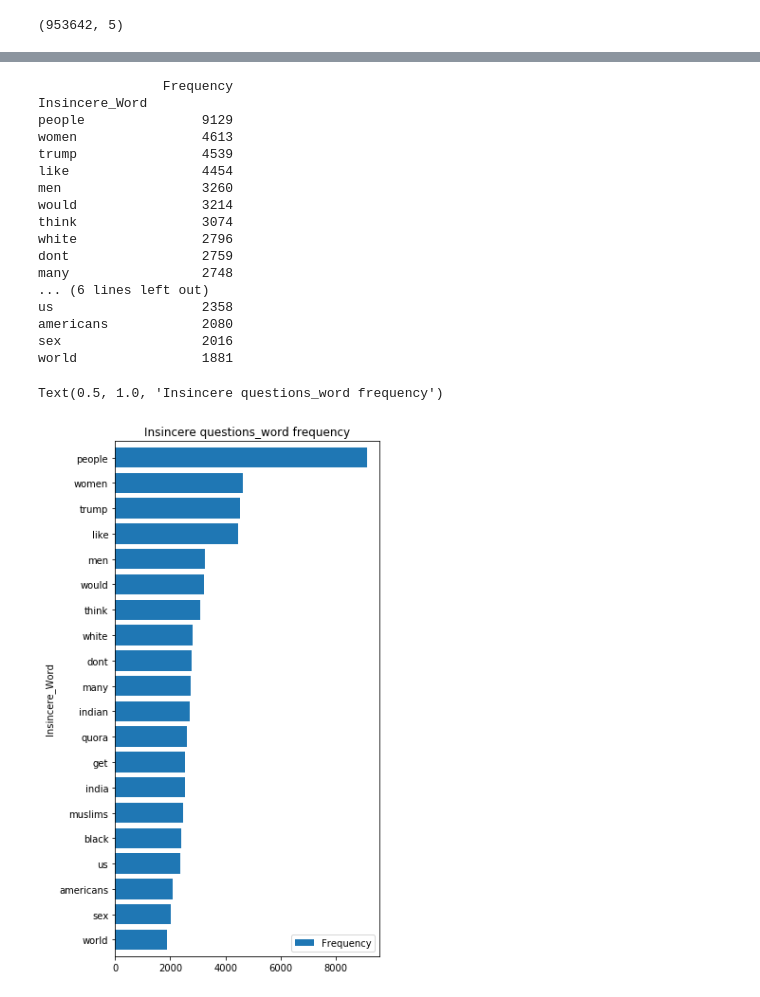
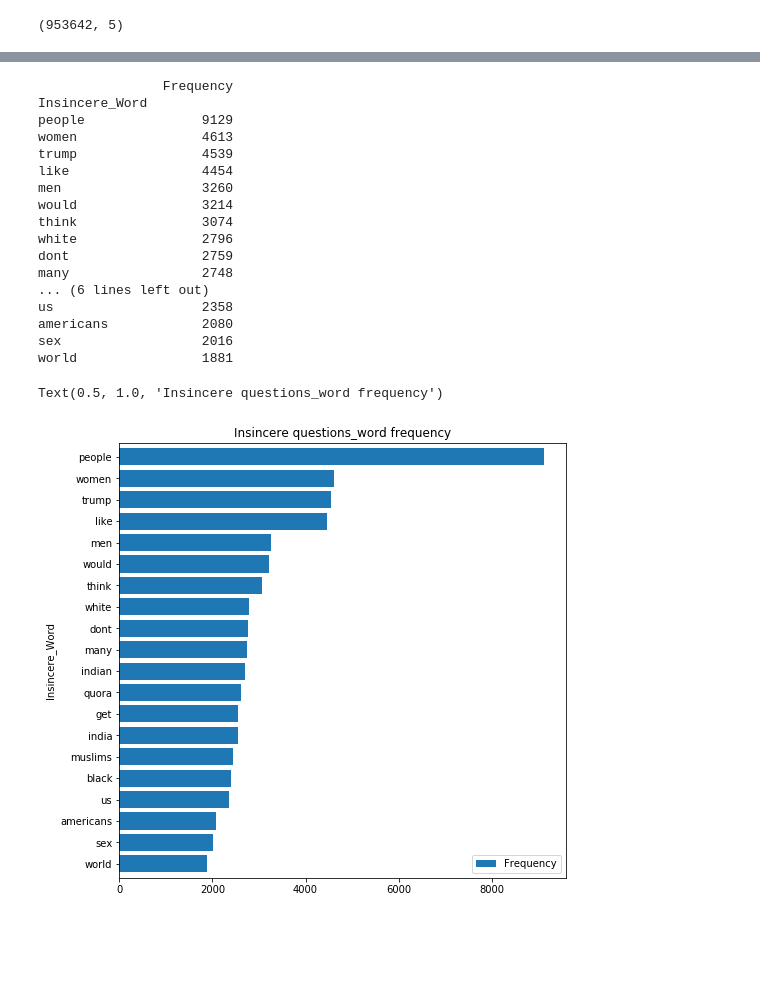
Before and after one commit to shalin4788/Springboard-Do-not-refer-, a Jupyter notebook: Capstone Two/EDA_Quora Insincere Capstone Data.ipynb, the cells around one changed output, grey strips where cells are left out. Saved outputs shown, nothing was run; the diff lists cells and outputs as text; code cells hidden in the pictures; blank space fills up the shorter version.

```diff
--- a/Capstone Two/EDA_Quora Insincere Capstone Data.ipynb
+++ b/Capstone Two/EDA_Quora Insincere Capstone Data.ipynb
@@ -334,32 +334,32 @@ Text(0.5, 1.0, 'Sincere questions_word frequency')
 words_insincere = (df_insincere.question_stemmed
            .str.cat(sep=' ')
            .split())
 
 # generate DF out of Counter
 rslt_insincere = pd.DataFrame(Counter(words_insincere).most_common(20),
                     columns=['Insincere_Word', 'Frequency']).set_index('Insincere_Word').sort_values(by=['Frequency'], ascending=True)
 
 print(rslt_insincere.sort_values(by=['Frequency'], ascending=False))
 # plot
-rslt_insincere.plot.barh(rot=0, figsize=(5,10), width=0.8)
+rslt_insincere.plot.barh(rot=0, figsize=(8,8), width=0.8)
 plt.title('Insincere questions_word frequency')
 # %% [output]
                 Frequency
 Insincere_Word
 people               9129
 women                4613
 trump                4539
 like                 4454
 men                  3260
 would                3214
 think                3074
 white                2796
 dont                 2759
 many                 2748
 ... (6 lines left out)
 us                   2358
 americans            2080
 sex                  2016
 world                1881
 Text(0.5, 1.0, 'Insincere questions_word frequency')
-[figure, old version]
+[figure, new version]
```
Also changed, not shown: parts of 3 cells of this notebook.
